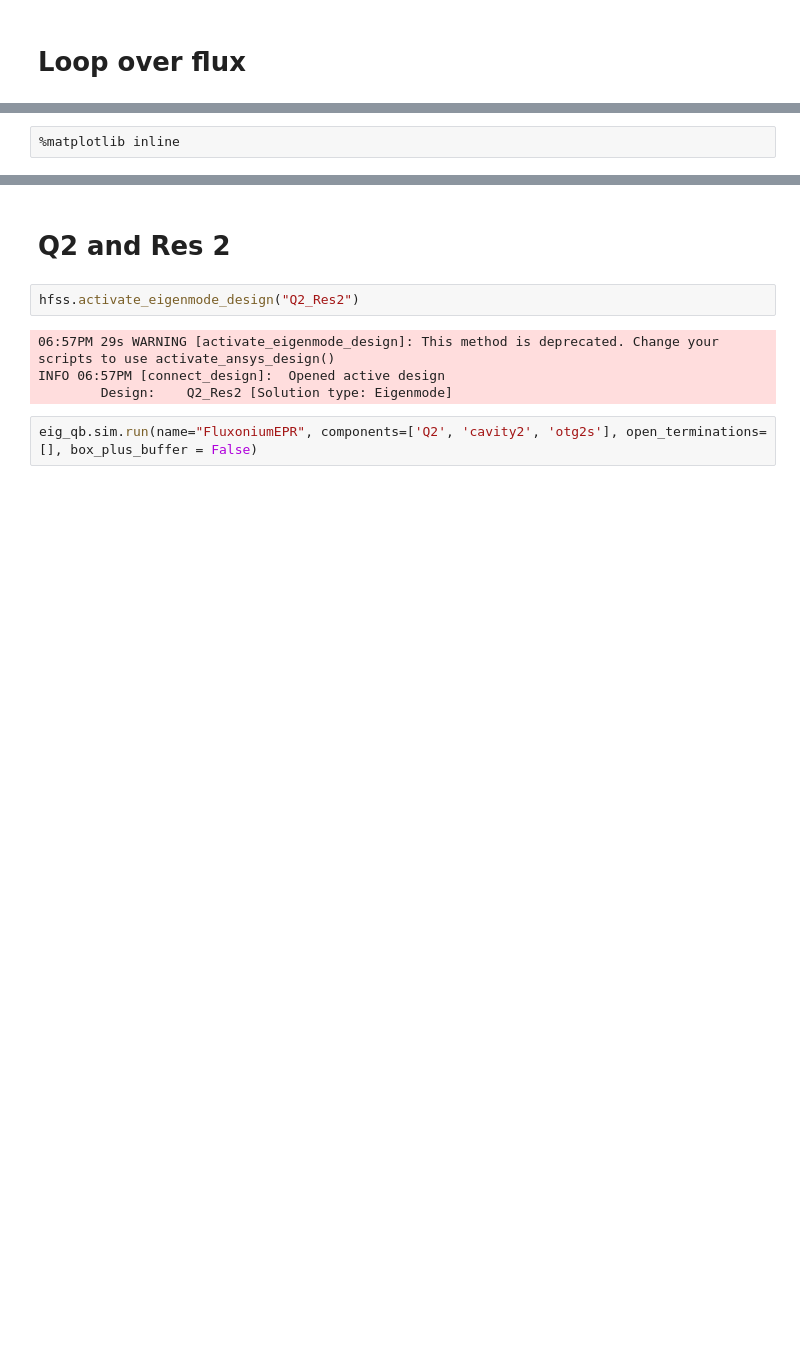
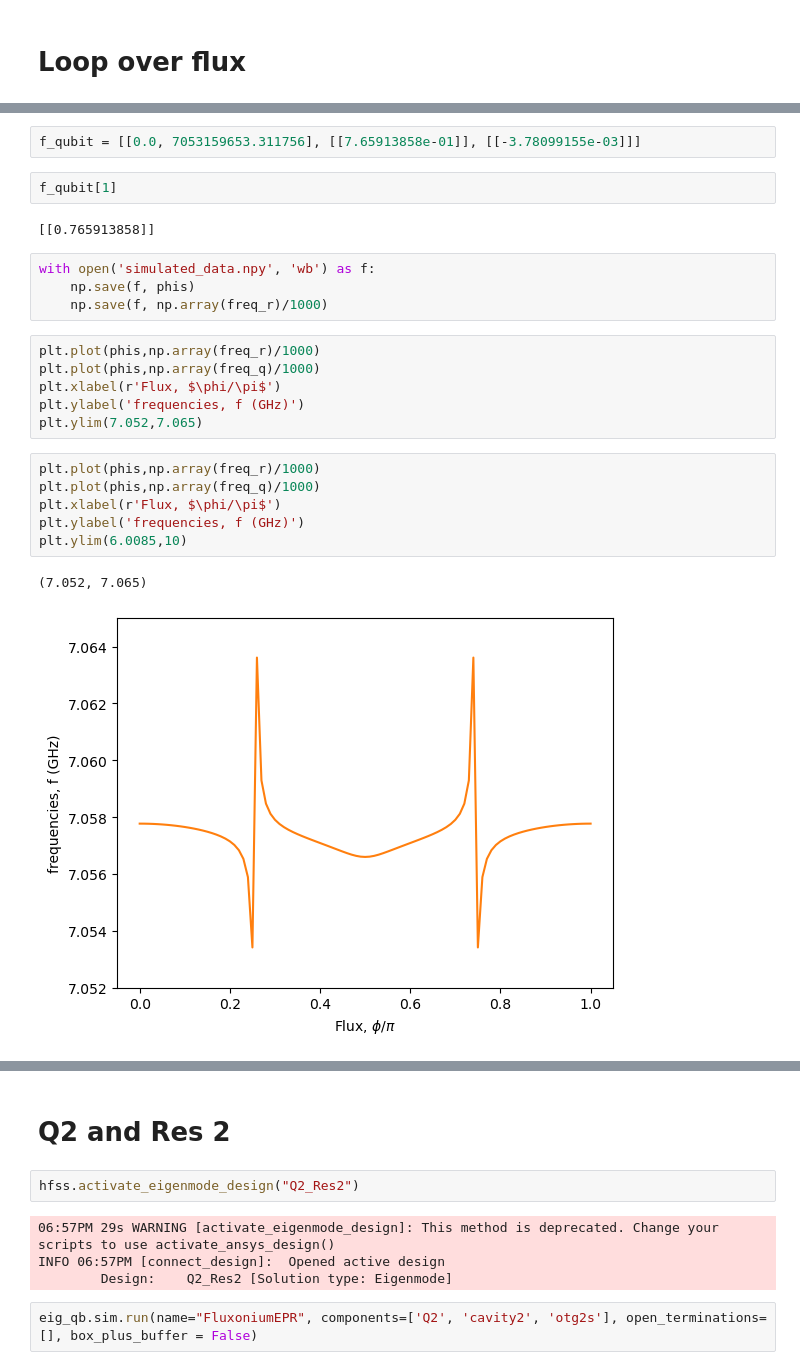
Before and after one commit to AndersenQubitLab/andersen-lab-qiskit-metal, a Jupyter notebook: Fluxonium Designs/Fluxonium_Pocket_6Single-Qubit-V.3.3-EPR.ipynb, the cells around one changed output, grey strips where cells are left out. Saved outputs shown, nothing was run; the diff lists cells and outputs as text; blank space fills up the shorter version.

```diff
--- a/Fluxonium Designs/Fluxonium_Pocket_6Single-Qubit-V.3.3-EPR.ipynb
+++ b/Fluxonium Designs/Fluxonium_Pocket_6Single-Qubit-V.3.3-EPR.ipynb
@@ -1455,5 +1516,28 @@ for phi in phis:
-# %%
-%matplotlib inline
+# %%
+f_qubit = [[0.0, 7053159653.311756], [[7.65913858e-01]], [[-3.78099155e-03]]]
+# %%
+f_qubit[1]
+# %% [output]
+[[0.765913858]]
+# %%
+with open('simulated_data.npy', 'wb') as f:
+    np.save(f, phis)
+    np.save(f, np.array(freq_r)/1000)
+# %%
+plt.plot(phis,np.array(freq_r)/1000)
+plt.plot(phis,np.array(freq_q)/1000)
+plt.xlabel(r'Flux, $\phi/\pi$')
+plt.ylabel('frequencies, f (GHz)')
+plt.ylim(7.052,7.065)
+# %%
+plt.plot(phis,np.array(freq_r)/1000)
+plt.plot(phis,np.array(freq_q)/1000)
+plt.xlabel(r'Flux, $\phi/\pi$')
+plt.ylabel('frequencies, f (GHz)')
+plt.ylim(6.0085,10)
+# %% [output]
+(7.052, 7.065)
+[figure, added]
 # %%
 plt.plot(phis,np.array(freq_r)/1000)
 plt.plot(phis,np.array(freq_q)/1000)
```
Also changed, not shown: parts of 19 cells of this notebook, 9 other files.
